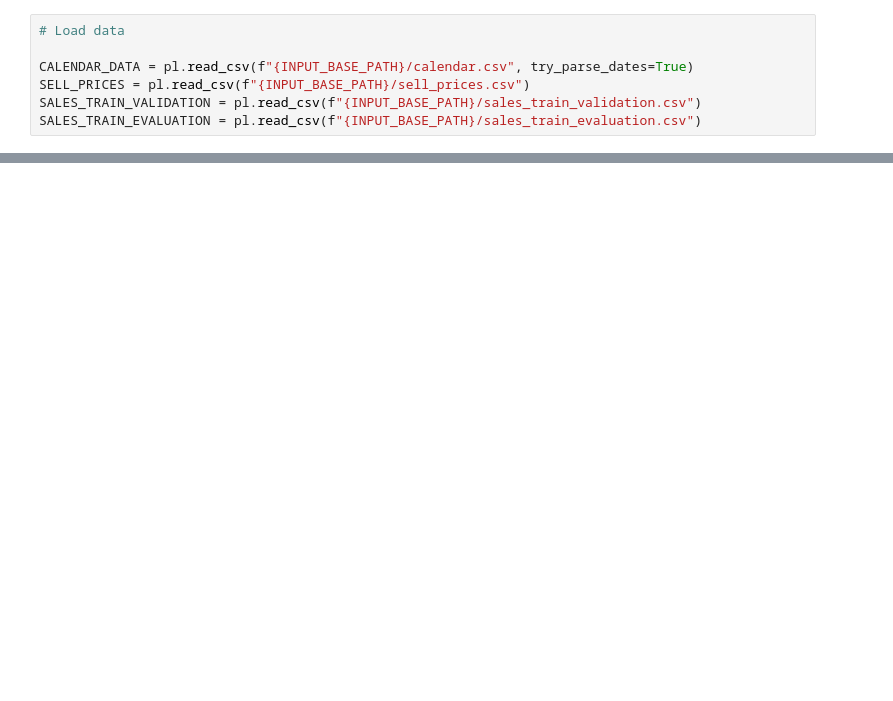
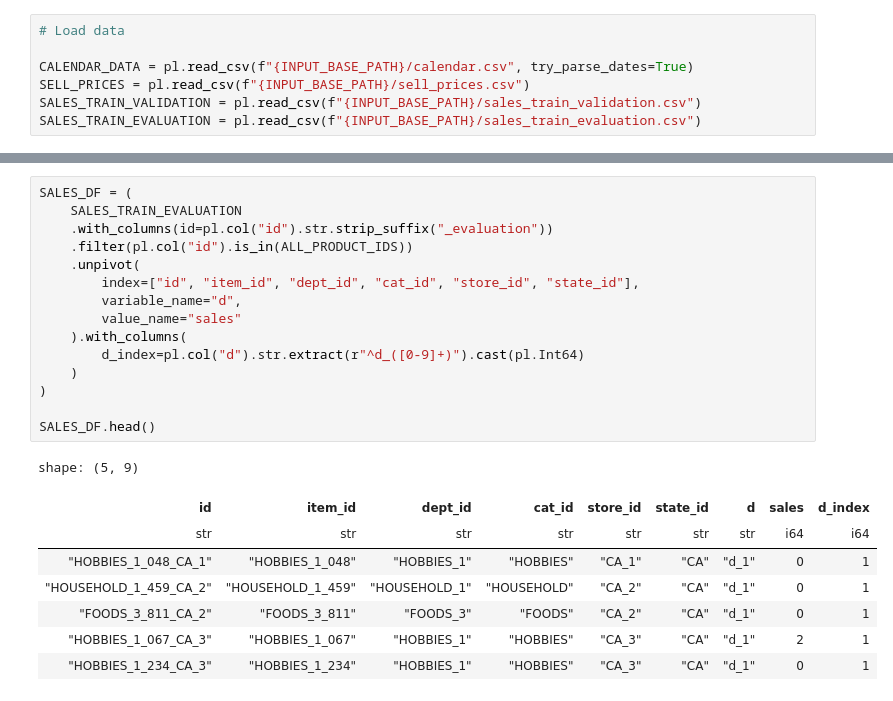
Before and after one commit to lmalms/sequence-learners, a Jupyter notebook: m5-acc/optimization/2.0_mpc.ipynb, the cells around one changed output, grey strips where cells are left out. Cells and saved outputs as stored; diff of their text form; blank space fills up the shorter version.

```diff
--- a/m5-acc/optimization/2.0_mpc.ipynb
+++ b/m5-acc/optimization/2.0_mpc.ipynb
@@ -73,0 +140,24 @@ grouper_df = (
+# %%
+SALES_DF = (
+    SALES_TRAIN_EVALUATION
+    .with_columns(id=pl.col("id").str.strip_suffix("_evaluation"))
+    .filter(pl.col("id").is_in(ALL_PRODUCT_IDS))
+    .unpivot(
+        index=["id", "item_id", "dept_id", "cat_id", "store_id", "state_id"],
+        variable_name="d",
+        value_name="sales"
+    ).with_columns(
+        d_index=pl.col("d").str.extract(r"^d_([0-9]+)").cast(pl.Int64)
+    )
+)
+
+SALES_DF.head()
+# %% [output]
+shape: (5, 9)
+| id | item_id | dept_id | cat_id | store_id | state_id | d | sales | d_index |
+| str | str | str | str | str | str | str | i64 | i64 |
+| "HOBBIES_1_048_CA_1" | "HOBBIES_1_048" | "HOBBIES_1" | "HOBBIES" | "CA_1" | "CA" | "d_1" | 0 | 1 |
+| "HOUSEHOLD_1_459_CA_2" | "HOUSEHOLD_1_459" | "HOUSEHOLD_1" | "HOUSEHOLD" | "CA_2" | "CA" | "d_1" | 0 | 1 |
+| "FOODS_3_811_CA_2" | "FOODS_3_811" | "FOODS_3" | "FOODS" | "CA_2" | "CA" | "d_1" | 0 | 1 |
+| "HOBBIES_1_067_CA_3" | "HOBBIES_1_067" | "HOBBIES_1" | "HOBBIES" | "CA_3" | "CA" | "d_1" | 2 | 1 |
+| "HOBBIES_1_234_CA_3" | "HOBBIES_1_234" | "HOBBIES_1" | "HOBBIES" | "CA_3" | "CA" | "d_1" | 0 | 1 |
```
Also changed, not shown: parts of 14 cells of this notebook.
